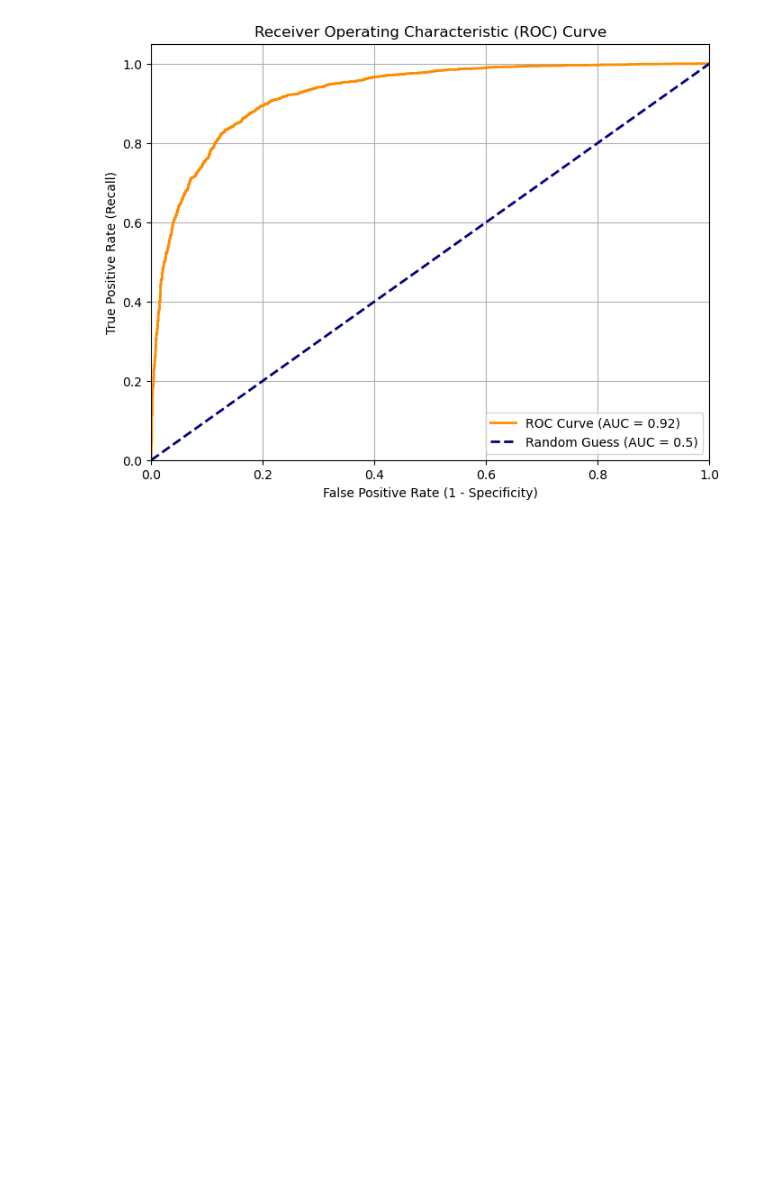
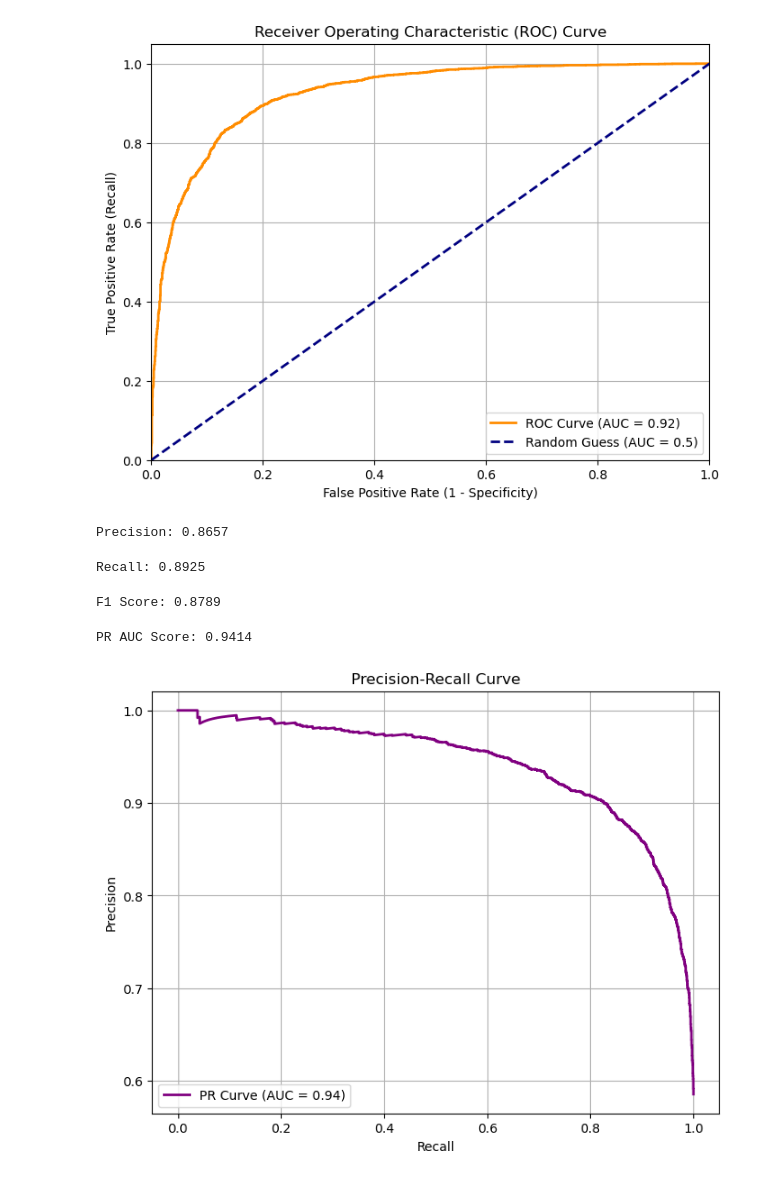
Before and after one commit to rushring/CS_Group07_StudentDepressionDetection, a Jupyter notebook: notebooks/Rushani_Logistic_Regression/training_evaluation.ipynb, the cells around one changed output. Drawn from its saved outputs; the diff is of its cells as text; code cells hidden in the pictures; blank space fills up the shorter version.

```diff
--- a/notebooks/Rushani_Logistic_Regression/training_evaluation.ipynb
+++ b/notebooks/Rushani_Logistic_Regression/training_evaluation.ipynb
@@ -145,3 +155,44 @@ plt.show()
 # %% [output]
 AUC Score: 0.9245
 [figure]
+# %%
+# the above evalution matrics are not enough because our data set is imbalanced
+# precision
+precision = precision_score(y_test, y_pred)
+print(f"Precision: {precision:.4f}")
+# %% [output]
+Precision: 0.8657
+# %%
+# recall
+recall = recall_score(y_test, y_pred)
+print(f"Recall: {recall:.4f}")
+# %% [output]
+Recall: 0.8925
+# %%
+# f1 score
+f1 = f1_score(y_test, y_pred)
+print(f"F1 Score: {f1:.4f}")
+# %% [output]
+F1 Score: 0.8789
+# %%
+# precision recall curve
+
+# Compute precision-recall curve
+precisions, recalls, thresholds = precision_recall_curve(y_test, y_probs)
+
+# Calculate AUC for PR curve
+pr_auc = auc(recalls, precisions)
+print(f"PR AUC Score: {pr_auc:.4f}")
+
+# Plot the Precision-Recall curve
+plt.figure(figsize=(8, 6))
+plt.plot(recalls, precisions, color='purple', lw=2, label=f'PR Curve (AUC = {pr_auc:.2f})')
+plt.xlabel('Recall')
+plt.ylabel('Precision')
+plt.title('Precision-Recall Curve')
+plt.legend(loc='lower left')
+plt.grid(True)
+plt.show()
+# %% [output]
+PR AUC Score: 0.9414
+[figure, added]
```
Also changed, not shown: parts of 10 cells of this notebook, 3 other files.
